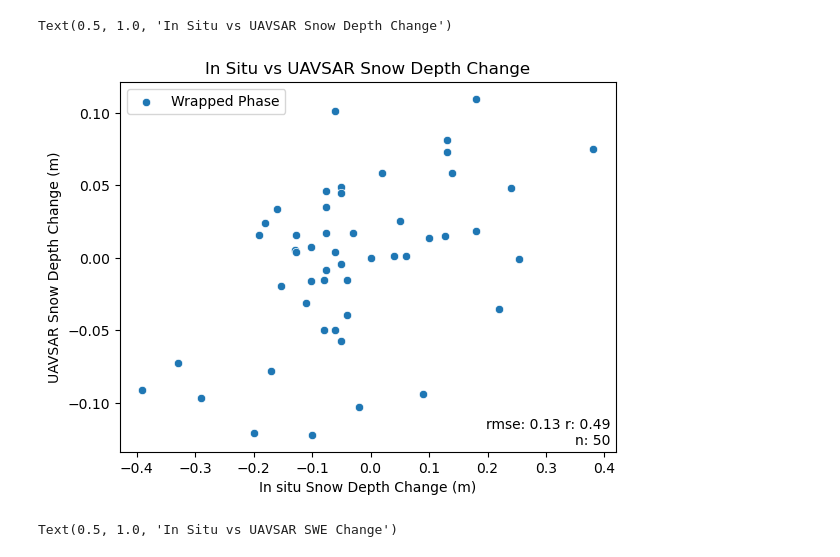
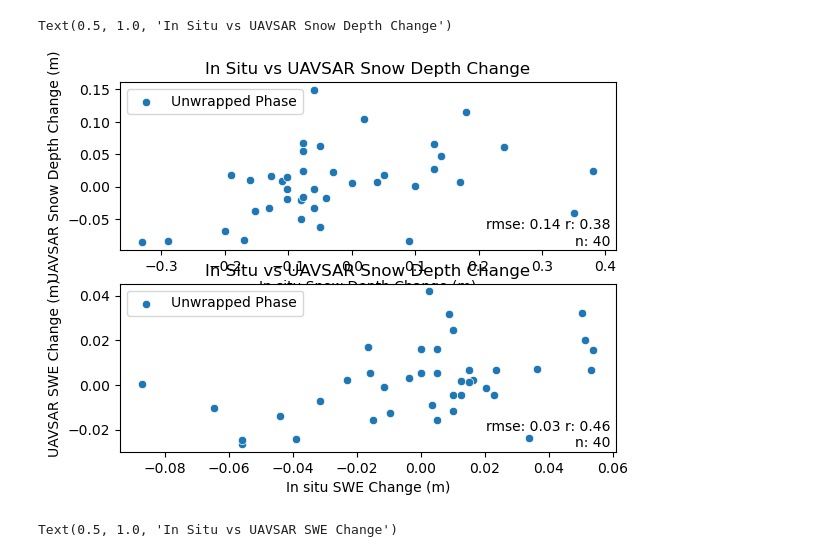
Before and after one commit to ZachHoppinen/uavsar-validation, a Jupyter notebook: src/compare/insitu/insitu_main.ipynb, the cells around one changed output. Cells and saved outputs as stored; diff of their text form; code cells hidden in the pictures.

```diff
--- a/src/compare/insitu/insitu_main.ipynb
+++ b/src/compare/insitu/insitu_main.ipynb
@@ -35,11 +35,11 @@ snotel = pd.read_parquet(insitu_dir.joinpath('snotel.parq'))
 # %%
 def get_uavsar_sd(r, col, SWE = False):
     try:
-        site_tol = 3 * tol
+        site_tol = tol
         x_slice = slice(r.lon - site_tol, r.lon + site_tol)
         y_slice = slice(r.lat + site_tol, r.lat - site_tol)
         site = ds.sel(time1 = r.time1, method = 'nearest').sel(x = x_slice, y = y_slice)
-        site = site.where(site['cor'] > 0.35)
+        site = site.where(site['cor'] > 0.3)
         # if site[col].size == 0:
         #     return np.nan
         uavsar_sd = depth_from_phase(site[col].mean(), site['inc'], density = r['t1_density']).data.ravel()[0]
@@ -79,16 +79,25 @@ insitu['unw_atm_swe'] = insitu.apply(get_uavsar_sd, axis = 1, args =  ['unw_atm'
 insitu['int_swe'] = insitu.apply(get_uavsar_sd, axis = 1, args =  ['int_phase', True])
 insitu['unw_swe'] = insitu.apply(get_uavsar_sd, axis = 1, args =  ['unw', True])
 # %%
-fig, ax = plt.subplots()
-sns.scatterplot(insitu, x = 'dSD', y = 'int_atm_sd', ax = ax, label = "Wrapped Phase")
+fig, axes = plt.subplots(2)
+ax = axes[0]
+sns.scatterplot(insitu, x = 'dSD', y = 'unw_atm_sd', ax = ax, label = "Unwrapped Phase")
 ax.set_xlabel('In situ Snow Depth Change (m)')
 ax.set_ylabel('UAVSAR Snow Depth Change (m)')
-rmse, r, n = get_stats(insitu['dSD'], insitu['int_atm_sd'])
+rmse, r, n = get_stats(insitu['dSD'], insitu['unw_atm_sd'])
 ax.text(s = f'rmse: {rmse:.2f} r: {r:.2f}\nn: {n}', x = 0.99, y = 0.01, ha = 'right', va = 'bottom', transform=ax.transAxes)
 ax.set_title('In Situ vs UAVSAR Snow Depth Change')
+
+ax = axes[1]
+sns.scatterplot(insitu, x = 'dSWE', y = 'unw_atm_swe', ax = ax, label = "Unwrapped Phase")
+ax.set_xlabel('In situ SWE Change (m)')
+ax.set_ylabel('UAVSAR SWE Change (m)')
+rmse, r, n = get_stats(insitu['dSWE'], insitu['unw_atm_swe'])
+ax.text(s = f'rmse: {rmse:.2f} r: {r:.2f}\nn: {n}', x = 0.99, y = 0.01, ha = 'right', va = 'bottom', transform=ax.transAxes)
+ax.set_title('In Situ vs UAVSAR Snow Depth Change')
 # %% [output]
 Text(0.5, 1.0, 'In Situ vs UAVSAR Snow Depth Change')
-[figure, old version]
+[figure, new version]
 # %%
 fig, ax = plt.subplots()
 sns.scatterplot(insitu, x = 'dSWE', y = 'int_atm_swe', ax = ax, label = "Unwrapped Phase")
```
Also changed, not shown: 2 other files.
